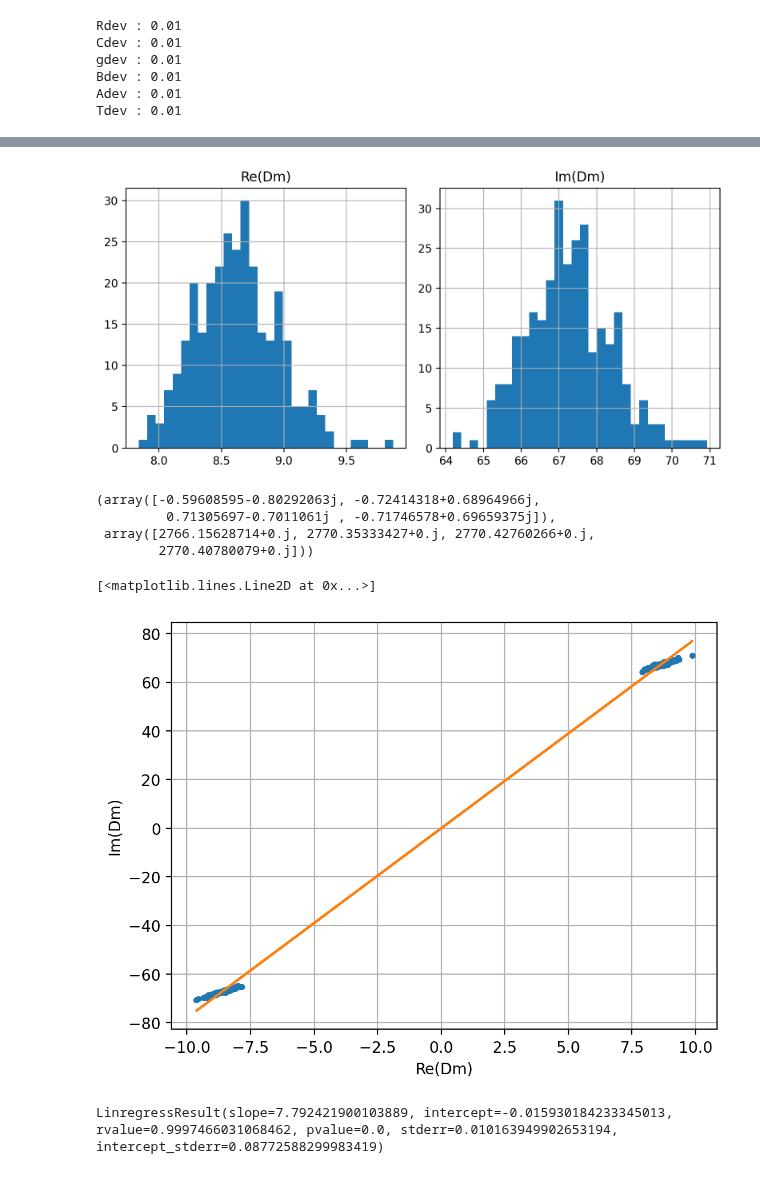
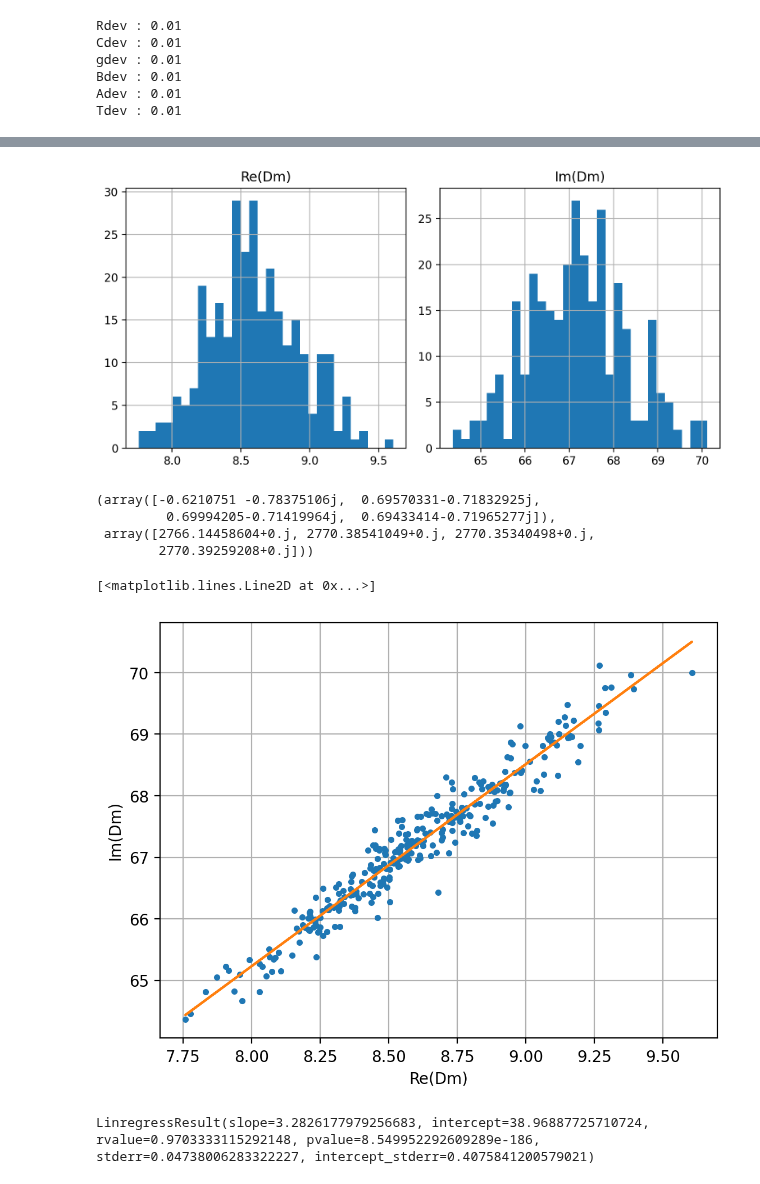
Before and after one commit to tamu-edu/tes_noise, a Jupyter notebook: Rbeta_stats.ipynb, the cells around one changed output, grey strips where cells are left out. Saved outputs shown, nothing was run; the diff lists cells and outputs as text; code cells hidden in the pictures.

Commit message:
including alternating signs inside the get_logDm() function
new plots, linear fit to Dm

```diff
--- a/Rbeta_stats.ipynb
+++ b/Rbeta_stats.ipynb
@@ -300,12 +300,15 @@ class ElectrothermalSystem:
             #sub_M[m:,m:] = MM[m+1:,m+1:]
             Dm.append(np.linalg.slogdet(sub_M))
 
-        return np.array(Dm).T # phase, logDm
+        phase, logDm = np.array(Dm).T
+
+        alt = (-1)**np.arange(M+1) # alternating sign (starting -1, +1, -1...)
+
+        return alt*phase, logDm
 
     def get_R_avg(self, w, regen = False):
 
         M = self.M
-        N = self.N
 
         if regen:
             self.generate_everything()
@@ -317,9 +320,8 @@ class ElectrothermalSystem:
         #    for n in range(M):
         #        total += (-1)**(n+m)*(self.C_i[n]/self.C_i[m])*(phase[m+1]/phase[n+1])*np.exp(logDm[m+1]-logDm[n+1])*(self.R_m[m]*(2+self.beta_m[m]))
 
-        alt = (-1)**np.arange(1,M+1) # alternating sign (starting -1, +1, -1...)
 
-        total = (alt*self.C_i[:M]/phase[1:]/np.exp(logDm[1:]-lD0)).sum()*(alt*phase[1:]*np.exp(logDm[1:]-lD0)*self.Rbeta/self.C_i[:M]).sum()
+        total = (self.C_i[:M]/phase[1:]/np.exp(logDm[1:]-lD0)).sum()*(phase[1:]*np.exp(logDm[1:]-lD0)*self.Rbeta/self.C_i[:M]).sum()
 
         return total
 
@@ -359,8 +361,8 @@ plt.imshow((OUTER_CONNECTIONS+NEAREST_NEIGHBOR))
 # %%
 # distribution of R_avg/Rmean (real and imag) at 10 kHz for M = 300, N = 900
 numrepeats = 200
-M1 = 80
-N1 = 80
+M1 = 20
+N1 = 40
 R_avg = np.zeros(numrepeats, dtype = np.cdouble)
 etm2 = ElectrothermalSystem(M1, N1, syst_params)
 
@@ -482,26 +473,26 @@ Dm = (vec/vec[0])*np.exp(logDm - logD0)
 Dmx = np.real(Dm[1:])
 Dmy = np.imag(Dm[1:])
 # %%
-alt = (-1)**np.arange(1,M+1)
+
 fig, axs  = plt.subplots(nrows = 1, ncols = 2, figsize = (8,4))
-axs[0].hist(alt*Dmx, bins = 30)
+axs[0].hist(Dmx, bins = 30)
 axs[0].set_title('Re(Dm)')
-axs[1].hist(alt*Dmy, bins = 30)
+axs[1].hist(Dmy, bins = 30)
 axs[1].set_title('Im(Dm)')
 
 for ax in axs:
     ax.grid()
 
 fig.tight_layout()
 # %% [output]
-[figure, old version]
+[figure, new version]
 # %%
 vec[:4], logDm[:4]
 # %% [output]
-(array([-0.59608595-0.80292063j, -0.72414318+0.68964966j,
-         0.71305697-0.7011061j , -0.71746578+0.69659375j]),
- array([2766.15628714+0.j, 2770.35333427+0.j, 2770.42760266+0.j,
-        2770.40780079+0.j]))
+(array([-0.6210751 -0.78375106j,  0.69570331-0.71832925j,
+         0.69994205-0.71419964j,  0.69433414-0.71965277j]),
+ array([2766.14458604+0.j, 2770.38541049+0.j, 2770.35340498+0.j,
+        2770.39259208+0.j]))
 # %%
 plt.figure()
 plt.grid()
@@ -513,11 +504,11 @@ Dml = Dmx*Dm_fit.slope + Dm_fit.intercept
 plt.plot(Dmx, Dml)
 # %% [output]
 [<matplotlib.lines.Line2D at 0x...>]
-[figure, old version]
+[figure, new version]
 # %%
 Dm_fit
 # %% [output]
-LinregressResult(slope=7.792421900103889, intercept=-0.015930184233345013, rvalue=0.9997466031068462, pvalue=0.0, stderr=0.010163949902653194, intercept_stderr=0.08772588299983419)
+LinregressResult(slope=3.2826177979256683, intercept=38.96887725710724, rvalue=0.9703333115292148, pvalue=8.549952292609289e-186, stderr=0.04738006283322227, intercept_stderr=0.4075841200579021)
 # %%
 plt.hist(Dmy - Dml, bins = 20)
 plt.xlabel('vertical residual from linear fit')
```
Also changed, not shown: parts of 19 cells of this notebook.
